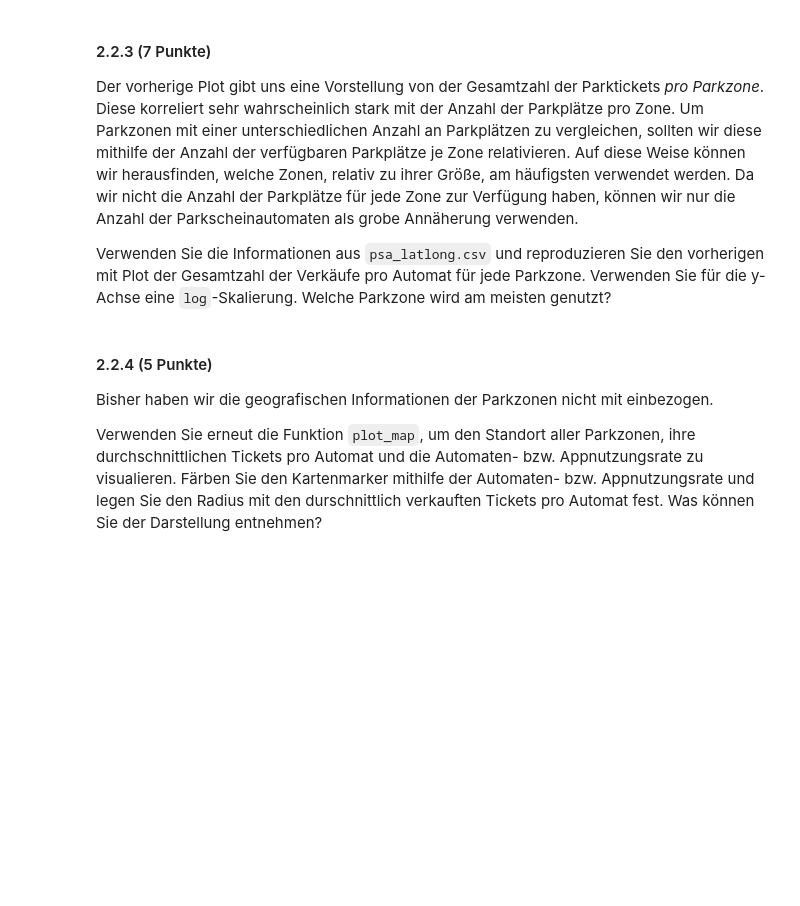
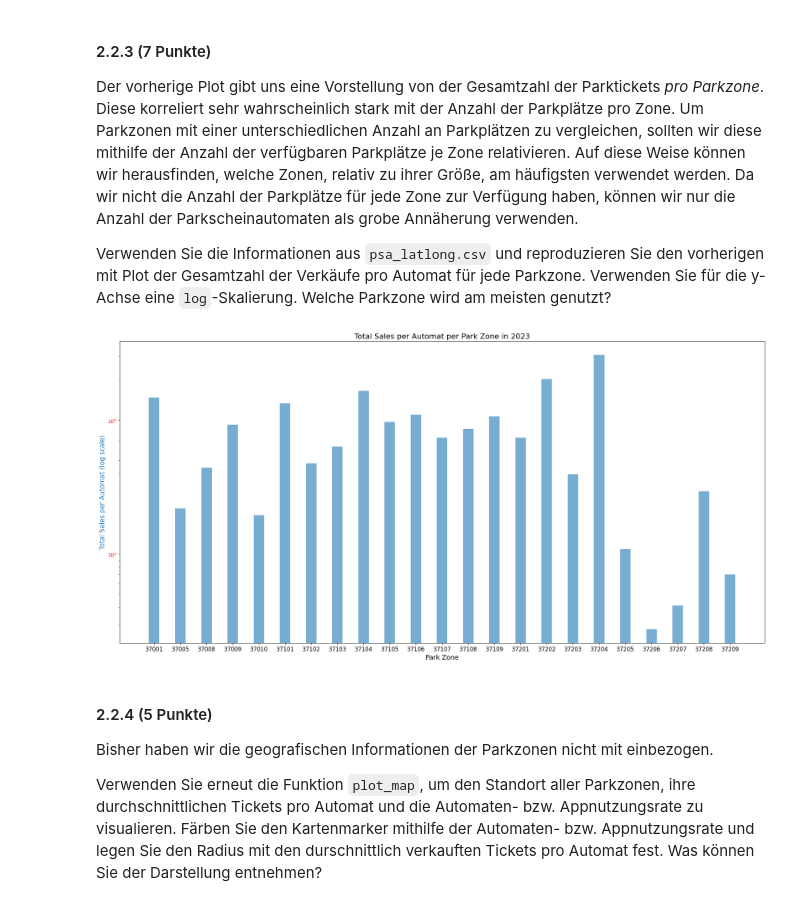
Before and after one commit to fabiansinz/exam, a Jupyter notebook: exam_de.ipynb, the cells around one changed output. Cells and saved outputs as stored; diff of their text form; code cells hidden in the pictures; blank space fills up the shorter version.

```diff
--- a/exam_de.ipynb
+++ b/exam_de.ipynb
@@ -102,7 +100,7 @@ def load_data_files(filtername, skippingrows=0): # skippingrows are rows to skip
     data_files = list(filter(lambda x: x.startswith(filtername), os.listdir('data'))) # file searching
     data_files_df = pd.concat([pd.read_excel(f"data/{file}", skiprows=skippingrows) for file in data_files]) # combine files in dataframe
     print(f"{filtername} datafiles finish\n===============")
-    if debug <= 1: print(data_files_df)
+    if debug: print(data_files_df)
     return data_files, data_files_df # return tuple of the files and the dataframe
 
 # Function to load file
@@ -110,7 +108,7 @@ def loadcsv(filename):
     print(f"{filename} loading")
     file_df = pd.read_csv(f'data/{filename}')
     print(f"{filename} finish\n===============")
-    if debug <= 1: print(file_df)
+    if debug: print(file_df)
     return file_df
 # %%
 # data_loading "Cale-" skipping row 0 and 1 because of different formatting
@@ -373,6 +467,39 @@ Visualisieren Sie die Gesamtzahl der Verkäufe und die Automaten- bzw. Appnutzun
 Der vorherige Plot gibt uns eine Vorstellung von der Gesamtzahl der Parktickets *pro Parkzone*. Diese korreliert sehr wahrscheinlich stark mit der Anzahl der Parkplätze pro Zone. Um Parkzonen mit einer unterschiedlichen Anzahl an Parkplätzen zu vergleichen, sollten wir diese mithilfe der Anzahl der verfügbaren Parkplätze je Zone relativieren. Auf diese Weise können wir herausfinden, welche Zonen, relativ zu ihrer Größe, am häufigsten verwendet werden. Da wir nicht die Anzahl der Parkplätze für jede Zone zur Verfügung haben, können wir nur die Anzahl der Parkscheinautomaten als grobe Annäherung verwenden.
 
 Verwenden Sie die Informationen aus `psa_latlong.csv` und reproduzieren Sie den vorherigen mit Plot der Gesamtzahl der Verkäufe pro Automat für jede Parkzone. Verwenden Sie für die y-Achse eine `log`-Skalierung. Welche Parkzone wird am meisten genutzt?
+# %%
+pmcount_per_zone = psa_latlong_df['zone'].value_counts().sort_index()
+sales_per_zone = df_2023.groupby('zone')['fee'].count()
+
+# Berechnung der Verkäufe pro Automat pro Parkzone
+sales_per_pm = sales_per_zone / pmcount_per_zone
+
+# Erstellung eines DataFrame mit den Ergebnissen
+sales_per_pm_df = sales_per_pm.reset_index()
+sales_per_pm_df.columns = ['zone', 'sales_per_pm']
+sales_per_pm_df = sales_per_pm_df.sort_values(by='zone')
+
+# Plotten der Ergebnisse
+fig, graph = plt.subplots(figsize=(20, 10))
+
+# Plot der Verkäufe pro Automat mit logarithmischer Skalierung der y-Achse
+color = 'tab:blue'
+graph.set_xlabel('Park Zone', fontsize=14)
+graph.set_ylabel('Total Sales per Automat (log scale)', color=color, fontsize=14)
+bars = graph.bar(usage_ratelen, sales_per_pm_df['sales_per_pm'], width, color='red', alpha=0.6)
+graph.tick_params(axis='y', labelcolor='red')
+graph.set_yscale('log')
+
+
+define_labels(bars,ax)
+# Hinzufügen von Titeln und Formatierungen
+plt.title('Total Sales per Automat per Park Zone in 2023', fontsize=16)
+graph.set_xticks(usage_ratelen)
+graph.set_xticklabels(sales_per_pm_df['zone'], ha='center', fontsize=12)
+plt.tight_layout()
+plt.show()
+# %% [output]
+[figure, added]
 # %% [markdown]
 #### 2.2.4 (5 Punkte)
 Bisher haben wir die geografischen Informationen der Parkzonen nicht mit einbezogen.
```
Also changed, not shown: parts of 30 cells of this notebook, 3 other files.
